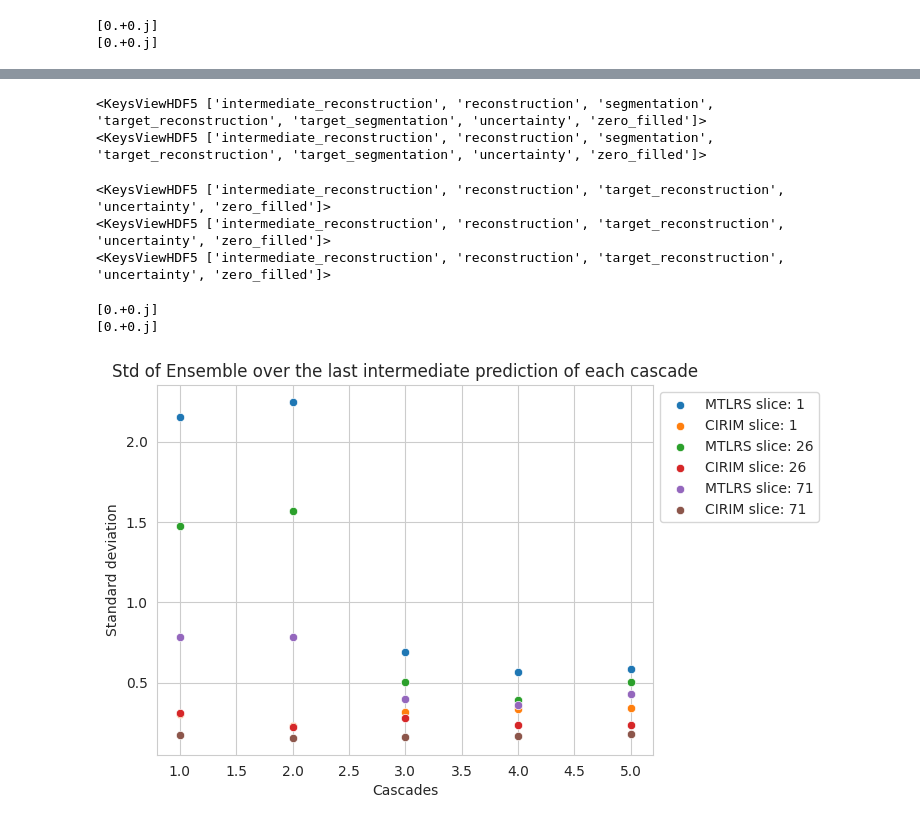
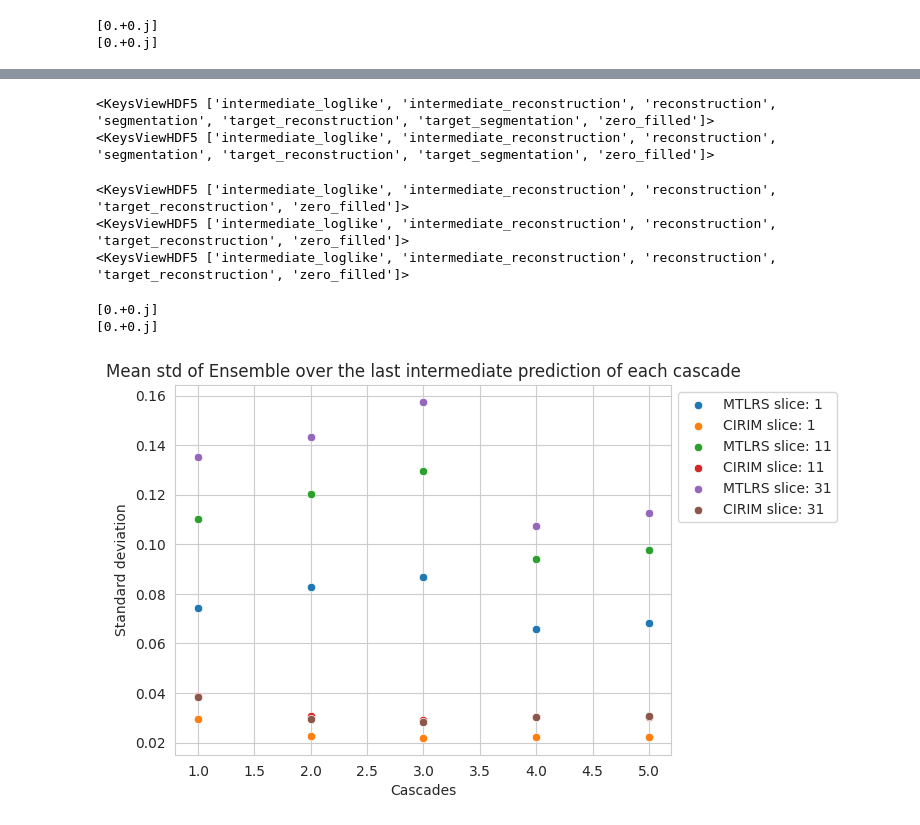
Before and after one commit to TimPaquaij/atommic, a Jupyter notebook: projects/MTL/rs/SKMTEA/Visualize_MC.ipynb, the cells around one changed output, grey strips where cells are left out. Drawn from its saved outputs; the diff is of its cells as text; code cells hidden in the pictures.

```diff
--- a/projects/MTL/rs/SKMTEA/Visualize_MC.ipynb
+++ b/projects/MTL/rs/SKMTEA/Visualize_MC.ipynb
@@ -487,12 +507,12 @@ plt.savefig('/scratch/tmpaquaij/Figures/STD_MC_5_LL.png')
 # %%
-
-for idx in [0,25,70]:
-    un_max_mtlrs = [np.max(np.sqrt(uncertainty_mtlrs_1[idx,i].reshape(1,-1))) for i in range(uncertainty_mtlrs_1.shape[1])]
-    un_max_cirim = [np.max(np.sqrt(uncertainty_cirim_1[idx,i].reshape(1,-1)) )for i in range(uncertainty_cirim_1.shape[1])]
+for idx in [0,10,30]:
+    un_max_mtlrs = [np.mean(uncertainty_mtlrs_1[idx,1,i].reshape(1,-1)).real for i in range(uncertainty_mtlrs_1.shape[2])]
+    un_max_cirim = [np.mean(uncertainty_cirim_1[idx,1,i].reshape(1,-1)).real for i in range(uncertainty_cirim_1.shape[2])]
     data_frame = pd.DataFrame({'MTLRS':un_max_mtlrs,'CIRIM':un_max_cirim,'Cascades':[1,2,3,4,5]})
     sns.scatterplot(data=data_frame,x=data_frame.Cascades,y=data_frame.MTLRS, label= f"MTLRS_1 Slice: {idx}")
     sns.scatterplot(data=data_frame,x=data_frame.Cascades,y=data_frame.CIRIM, label= f"CIRIM_1 Slice: {idx}")
 
-plt.title("Max std of each time step log_gradient for each cascade")
-plt.ylabel('Variance')
+plt.title("Mean std of each intermediate loglikelihood_gradient prediction for each cascade")
+plt.ylabel('Standard Deviation')
+plt.savefig('/scratch/tmpaquaij/Figures/Loglikelihood_gradient_mean_std.png')
 # %% [output]
@@ -500,0 +520,11 @@ Text(0, 0.5, 'Variance')
+# %%
+for idx in [0,10,30]:
+    un_max_mtlrs = [np.mean(inter_rec_mtlrs_1[idx,1,i].reshape(1,-1)).real for i in range(inter_rec_mtlrs_1.shape[2])]
+    un_max_cirim = [np.mean(inter_rec_cirim_1[idx,1,i].reshape(1,-1)).real for i in range(inter_rec_cirim_1.shape[2])]
+    data_frame = pd.DataFrame({'MTLRS':un_max_mtlrs,'CIRIM':un_max_cirim,'Cascades':[1,2,3,4,5]})
+    sns.scatterplot(data=data_frame,x=data_frame.Cascades,y=data_frame.MTLRS, label= f"MTLRS_1 Slice: {idx}")
+    sns.scatterplot(data=data_frame,x=data_frame.Cascades,y=data_frame.CIRIM, label= f"CIRIM_1 Slice: {idx}")
+
+plt.title("Mean std of each intermediate prediction  for each cascade")
+plt.ylabel('Standard Deviation')
+plt.savefig('/scratch/tmpaquaij/Figures/Inteermediate_prediction_mean_std.png')
@@ -506,7 +538,7 @@ with h5py.File(fname, "r") as f:
     segmentations_1  = f['segmentation'][()].squeeze()
     target_mtlrs_1  = f['target_reconstruction'][()].squeeze()
     segmentation_labels_org_1  = f['target_segmentation'][()].squeeze()
-    uncertainty_mtlrs_1  = f['uncertainty'][()].squeeze()
+    uncertainty_mtlrs_1  = f['intermediate_loglike'][()].squeeze()
     zero_filled_mtlrs_1  = f['zero_filled'][()].squeeze()
     inter_rec_mtlrs_1  = f['intermediate_reconstruction'][()].squeeze()
 #scan_mtlrs = inter_rec[:,0,...]
@@ -518,7 +550,7 @@ with h5py.File(fname, "r") as f:
     # predictions_2  = f['segmentation'][()].squeeze()
     target_mtlrs_2  = f['target_reconstruction'][()].squeeze()
     # segmentation_labels_org_2  = f['target_segmentation'][()].squeeze()
-    uncertainty_mtlrs_2  = f['uncertainty'][()].squeeze()
+    uncertainty_mtlrs_2  = f['intermediate_loglike'][()].squeeze()
     zero_filled_mtlrs_2  = f['zero_filled'][()].squeeze()
     inter_rec_mtlrs_2  = f['intermediate_reconstruction'][()].squeeze()
 #scan_mtlrs = inter_rec[:,0,...]
@@ -530,21 +562,21 @@ with h5py.File(fname, "r") as f:
     # predictions_3  = f['segmentation'][()].squeeze()
     target_mtlrs_3  = f['target_reconstruction'][()].squeeze()
     # segmentation_labels_org_3  = f['target_segmentation'][()].squeeze()
-    uncertainty_mtlrs_3  = f['uncertainty'][()].squeeze()
+    uncertainty_mtlrs_3  = f['intermediate_loglike'][()].squeeze()
     zero_filled_mtlrs_3  = f['zero_filled'][()].squeeze()
     inter_rec_mtlrs_3  = f['intermediate_reconstruction'][()].squeeze()
 #scan_mtlrs = inter_rec[:,0,...]
 # print(scan_mtlrs_3 .shape,predictions_3 .shape,segmentation_labels_org_3 .shape,target_mtlrs_3 .shape, uncertainty_mtlrs_3 .shape,inter_rec_3 .shape)
 # %% [output]
-<KeysViewHDF5 ['intermediate_reconstruction', 'reconstruction', 'segmentation', 'target_reconstruction', 'target_segmentation', 'uncertainty', 'zero_filled']>
-<KeysViewHDF5 ['intermediate_reconstruction', 'reconstruction', 'segmentation', 'target_reconstruction', 'target_segmentation', 'uncertainty', 'zero_filled']>
+<KeysViewHDF5 ['intermediate_loglike', 'intermediate_reconstruction', 'reconstruction', 'segmentation', 'target_reconstruction', 'target_segmentation', 'zero_filled']>
+<KeysViewHDF5 ['intermediate_loglike', 'intermediate_reconstruction', 'reconstruction', 'segmentation', 'target_reconstruction', 'target_segmentation', 'zero_filled']>
 # %%
 fname = '/data/projects/utwente/recon/SKM-TEA/v1-release/predictions/CIRIM_SENSE/predictions_8x/Ensemble/2024-01-24_13-53-35/predictions/MTR_005.h5'
 with h5py.File(fname, "r") as f:
     print(f.keys())
     scan_cirim_1 = f['reconstruction'][()].squeeze()
     target_cirim_1  = f['target_reconstruction'][()].squeeze()
-    uncertainty_cirim_1  = f['uncertainty'][()].squeeze()
+    uncertainty_cirim_1  = f['intermediate_loglike'][()].squeeze()
     zero_filled_cirim_1  = f['zero_filled'][()].squeeze()
     inter_rec_cirim_1  = f['intermediate_reconstruction'][()].squeeze()
 #scan_cirim = inter_rec[:,0,...]
@@ -554,7 +586,7 @@ with h5py.File(fname, "r") as f:
     print(f.keys())
     # scan_cirim_2 = f['reconstruction'][()].squeeze()
     target_cirim_2  = f['target_reconstruction'][()].squeeze()
-    uncertainty_cirim_2  = f['uncertainty'][()].squeeze()
+    uncertainty_cirim_2  = f['intermediate_loglike'][()].squeeze()
     zero_filled_cirim_2  = f['zero_filled'][()].squeeze()
     inter_rec_cirim_2  = f['intermediate_reconstruction'][()].squeeze()
 #scan_cirim = inter_rec[:,0,...]
@@ -564,15 +596,15 @@ with h5py.File(fname, "r") as f:
     print(f.keys())
     # scan_cirim_3 = f['reconstruction'][()].squeeze()
     target_cirim_3  = f['target_reconstruction'][()].squeeze()
-    uncertainty_cirim_3  = f['uncertainty'][()].squeeze()
+    uncertainty_cirim_3  = f['intermediate_loglike'][()].squeeze()
     zero_filled_cirim_3  = f['zero_filled'][()].squeeze()
     inter_rec_cirim_3  = f['intermediate_reconstruction'][()].squeeze()
 #scan_cirim = inter_rec[:,0,...]
 # print(scan_cirim_3 .shape,predictions_3 .shape,segmentation_labels_org_3 .shape,target_cirim_3 .shape, uncertainty_cirim_3 .shape,inter_rec_3 .shape)
 # %% [output]
-<KeysViewHDF5 ['intermediate_reconstruction', 'reconstruction', 'target_reconstruction', 'uncertainty', 'zero_filled']>
-<KeysViewHDF5 ['intermediate_reconstruction', 'reconstruction', 'target_reconstruction', 'uncertainty', 'zero_filled']>
-<KeysViewHDF5 ['intermediate_reconstruction', 'reconstruction', 'target_reconstruction', 'uncertainty', 'zero_filled']>
+<KeysViewHDF5 ['intermediate_loglike', 'intermediate_reconstruction', 'reconstruction', 'target_reconstruction', 'zero_filled']>
+<KeysViewHDF5 ['intermediate_loglike', 'intermediate_reconstruction', 'reconstruction', 'target_reconstruction', 'zero_filled']>
+<KeysViewHDF5 ['intermediate_loglike', 'intermediate_reconstruction', 'reconstruction', 'target_reconstruction', 'zero_filled']>
 # %%
 print(np.unique(zero_filled_cirim_1.reshape(1,-1)-zero_filled_cirim_2.reshape(1,-1)))
 print(np.unique(target_mtlrs_1.reshape(1,-1)-target_cirim_2.reshape(1,-1)))
@@ -582,16 +614,16 @@ print(np.unique(target_mtlrs_1.reshape(1,-1)-target_cirim_2.reshape(1,-1)))
 # %%
 std_cirim = np.std([inter_rec_cirim_1[:,0,...],inter_rec_cirim_2[:,0,...],inter_rec_cirim_3[:,0,...]],axis=0,ddof=1)
 std_mtlrs = np.std([inter_rec_mtlrs_1[:,0,...],inter_rec_mtlrs_2[:,0,...],inter_rec_mtlrs_3[:,0,...]],axis=0,ddof=1)
-for slice in [0,25,70]:
-    max_std_cirim = [np.max(std_cirim[slice,i].reshape(1,-1)) for i in range(std_cirim.shape[1])]
-    max_std_mtlrs  = [np.max(std_mtlrs[slice,i].reshape(1,-1)) for i in range(std_mtlrs.shape[1])]
+for slice in [0,10,30]:
+    max_std_cirim = [np.mean(np.abs(std_cirim[slice,i].reshape(1,-1))) for i in range(std_cirim.shape[1])]
+    max_std_mtlrs  = [np.mean(np.abs(std_mtlrs[slice,i].reshape(1,-1))) for i in range(std_mtlrs.shape[1])]
     data_frame = pd.DataFrame({'MTLRS':max_std_mtlrs,'CIRIM':max_std_cirim,'Cascades':[1,2,3,4,5]})
     sns.scatterplot(data=data_frame,x=data_frame.Cascades,y=data_frame.MTLRS,label =f"MTLRS slice: {slice+1}")
     sns.scatterplot(data=data_frame,x=data_frame.Cascades,y=data_frame.CIRIM,label =f"CIRIM slice: {slice+1}")
 plt.legend(loc='upper left', bbox_to_anchor=(1, 1))
-plt.title('Std of Ensemble over the last intermediate prediction of each cascade')
+plt.title('Mean std of Ensemble over the last intermediate prediction of each cascade')
 plt.ylabel('Standard deviation')
 plt.savefig('/scratch/tmpaquaij/Figures/STD_ENS_5_IP.png')
 # %% [output]
-[figure, old version]
+[figure, new version]
 # %%
```
Also changed, not shown: parts of 10 cells of this notebook, 32 other files.
